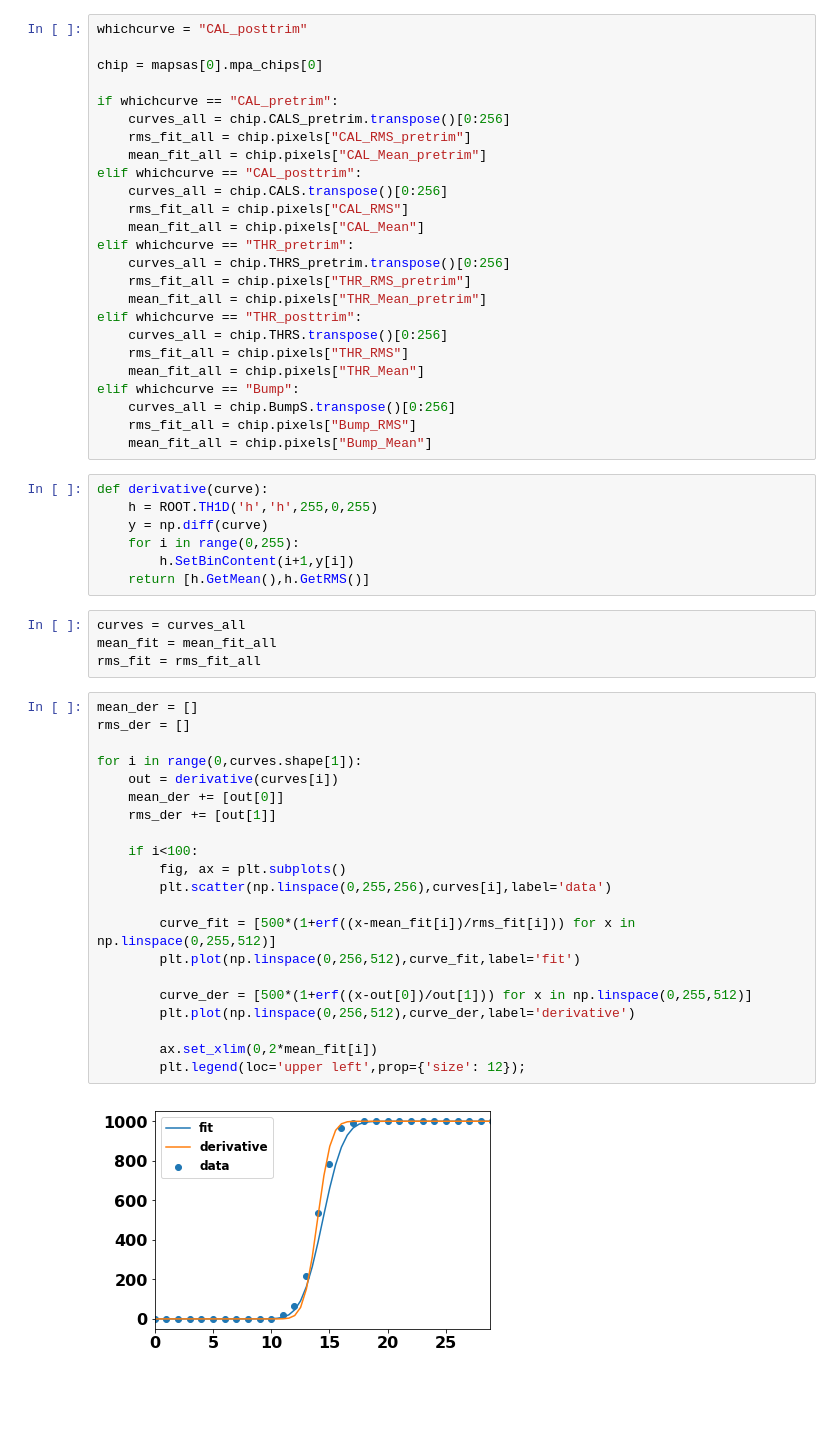
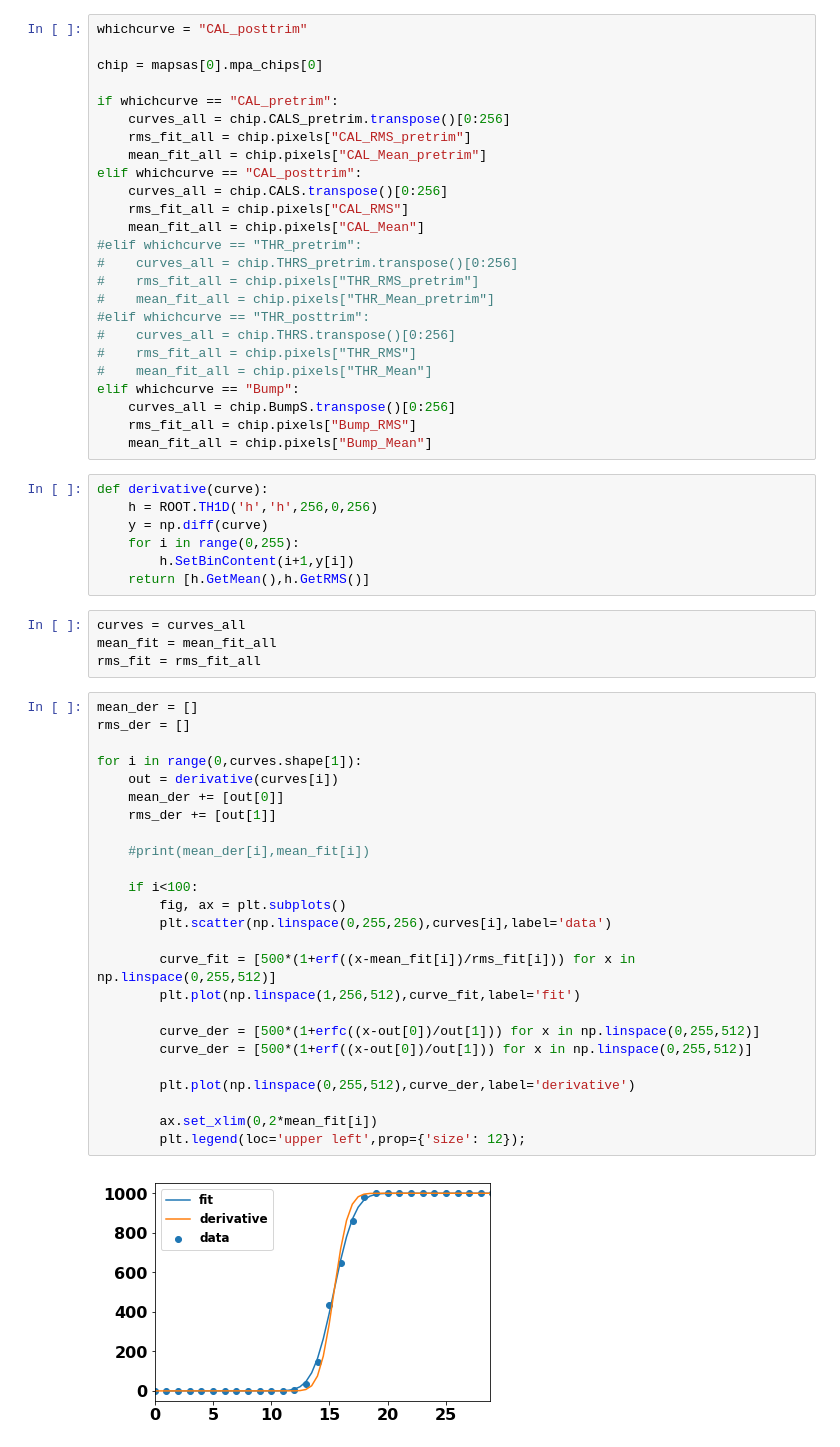
Before and after one commit to jennetd/OT, a Jupyter notebook: derivatives.ipynb, the cells around one changed output. Cells and saved outputs as stored; diff of their text form; blank space fills up the shorter version.

Commit message:
fix reading of s-curves

```diff
--- a/derivatives.ipynb
+++ b/derivatives.ipynb
@@ -34,21 +34,21 @@ elif whichcurve == "CAL_posttrim":
     curves_all = chip.CALS.transpose()[0:256]
     rms_fit_all = chip.pixels["CAL_RMS"]
     mean_fit_all = chip.pixels["CAL_Mean"]
-elif whichcurve == "THR_pretrim":
-    curves_all = chip.THRS_pretrim.transpose()[0:256]
-    rms_fit_all = chip.pixels["THR_RMS_pretrim"]
-    mean_fit_all = chip.pixels["THR_Mean_pretrim"]
-elif whichcurve == "THR_posttrim":
-    curves_all = chip.THRS.transpose()[0:256]
-    rms_fit_all = chip.pixels["THR_RMS"]
-    mean_fit_all = chip.pixels["THR_Mean"]
+#elif whichcurve == "THR_pretrim":
+#    curves_all = chip.THRS_pretrim.transpose()[0:256]
+#    rms_fit_all = chip.pixels["THR_RMS_pretrim"]
+#    mean_fit_all = chip.pixels["THR_Mean_pretrim"]
+#elif whichcurve == "THR_posttrim":
+#    curves_all = chip.THRS.transpose()[0:256]
+#    rms_fit_all = chip.pixels["THR_RMS"]
+#    mean_fit_all = chip.pixels["THR_Mean"]
 elif whichcurve == "Bump":
     curves_all = chip.BumpS.transpose()[0:256]
     rms_fit_all = chip.pixels["Bump_RMS"]
     mean_fit_all = chip.pixels["Bump_Mean"]
 # %%
 def derivative(curve):
-    h = ROOT.TH1D('h','h',255,0,255)
+    h = ROOT.TH1D('h','h',256,0,256)
     y = np.diff(curve)
     for i in range(0,255):
         h.SetBinContent(i+1,y[i])
@@ -60,23 +60,27 @@ rms_fit = rms_fit_all
 # %%
 mean_der = []
 rms_der = []
 
 for i in range(0,curves.shape[1]):
     out = derivative(curves[i])
     mean_der += [out[0]]
     rms_der += [out[1]]
 
+    #print(mean_der[i],mean_fit[i])
+
     if i<100:
         fig, ax = plt.subplots()
         plt.scatter(np.linspace(0,255,256),curves[i],label='data')
 
         curve_fit = [500*(1+erf((x-mean_fit[i])/rms_fit[i])) for x in np.linspace(0,255,512)]
-        plt.plot(np.linspace(0,256,512),curve_fit,label='fit')
+        plt.plot(np.linspace(1,256,512),curve_fit,label='fit')
 
+        curve_der = [500*(1+erfc((x-out[0])/out[1])) for x in np.linspace(0,255,512)]
         curve_der = [500*(1+erf((x-out[0])/out[1])) for x in np.linspace(0,255,512)]
-        plt.plot(np.linspace(0,256,512),curve_der,label='derivative')
+
+        plt.plot(np.linspace(0,255,512),curve_der,label='derivative')
 
         ax.set_xlim(0,2*mean_fit[i])
         plt.legend(loc='upper left',prop={'size': 12});
 # %% [output]
-[figure, old version]
+[figure, new version]
```
Also changed, not shown: parts of 5 cells of this notebook, 4 other files.
